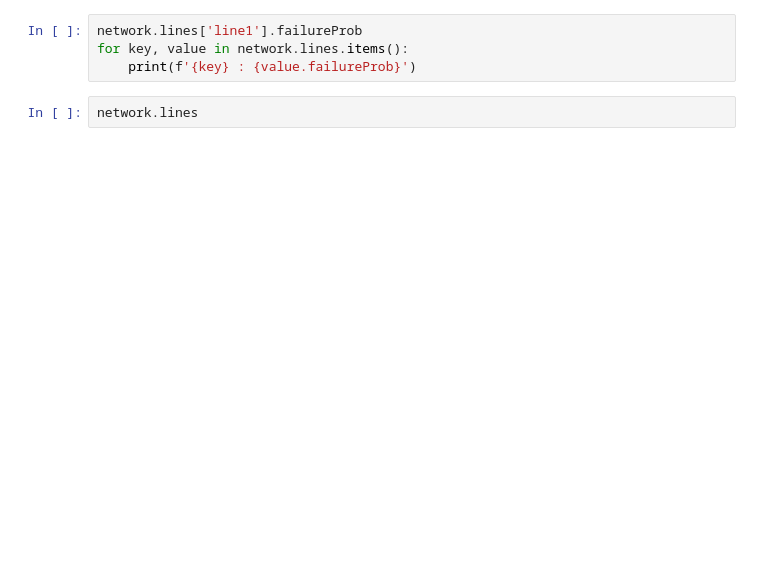
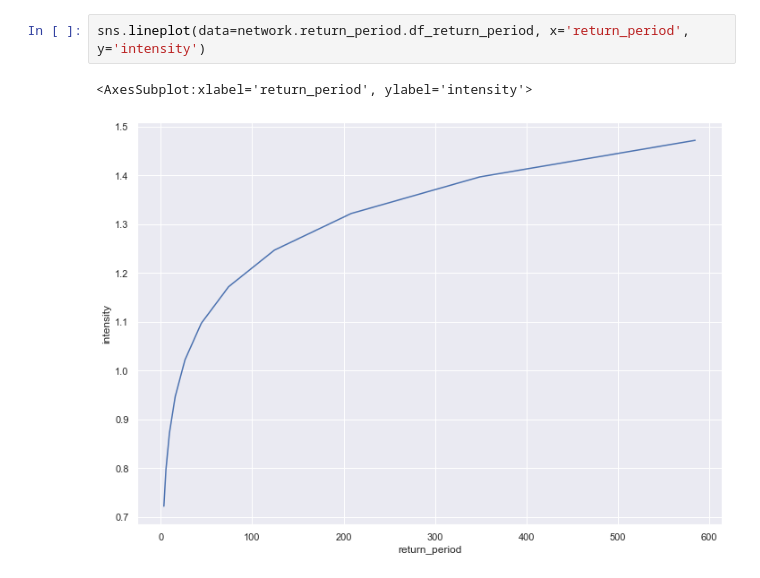
Before and after one commit to reXplan-project/reXplan-repo, a Jupyter notebook: jupyter_notebooks/Stratification using R.ipynb, the cells around one changed output. Saved outputs shown, nothing was run; the diff lists cells and outputs as text; blank space fills up the shorter version.

```diff
--- a/jupyter_notebooks/Stratification using R.ipynb
+++ b/jupyter_notebooks/Stratification using R.ipynb
@@ -45,6 +47,5 @@ line17 : 0
-# %%
-network.lines['line1'].failureProb
-for key, value in network.lines.items():
-    print(f'{key} : {value.failureProb}')
-# %%
-network.lines
+# %%
+sns.lineplot(data=network.return_period.df_return_period, x='return_period', y='intensity')
+# %% [output]
+<AxesSubplot:xlabel='return_period', ylabel='intensity'>
+[figure, added]
```
Also changed, not shown: parts of 4 cells of this notebook, 2 other files.
